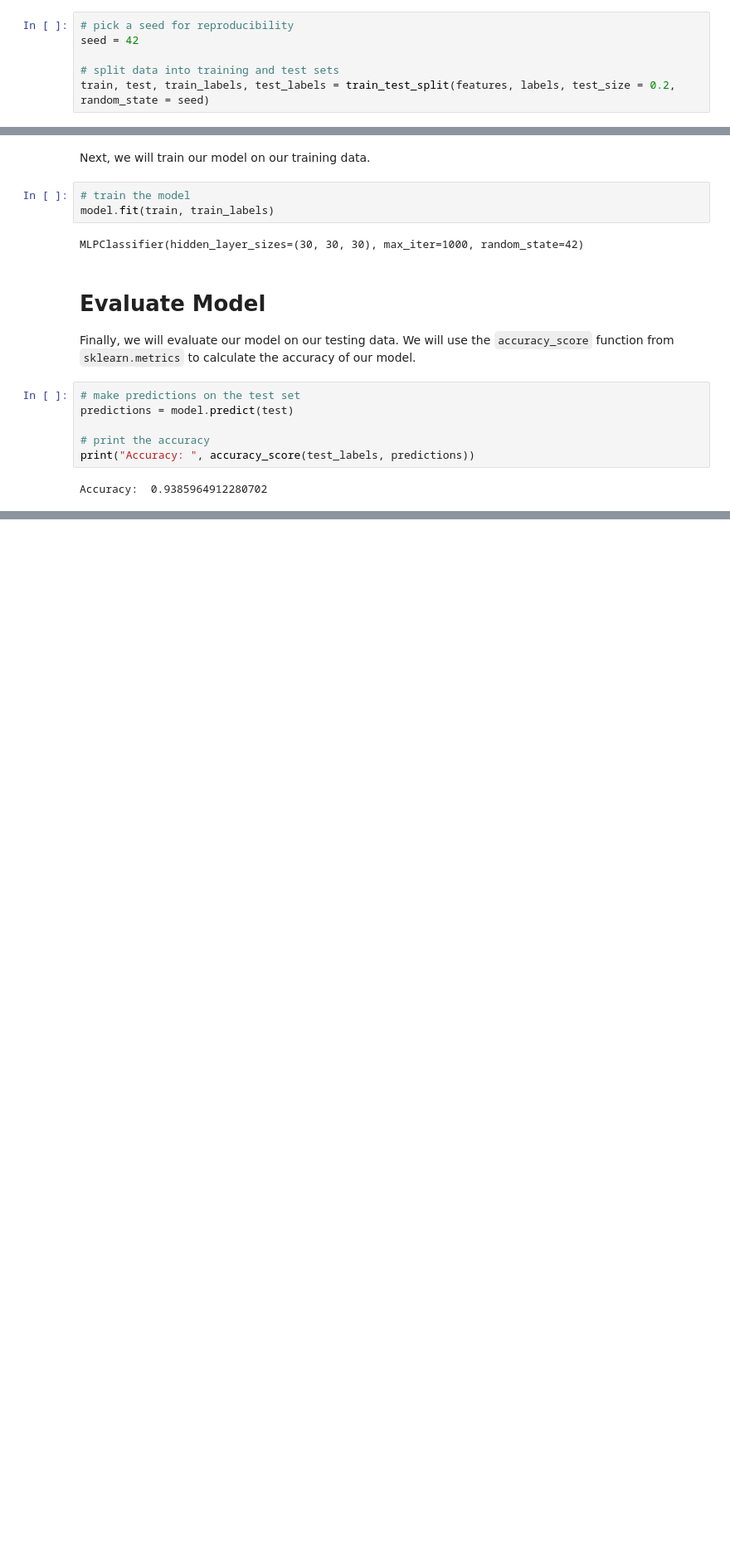
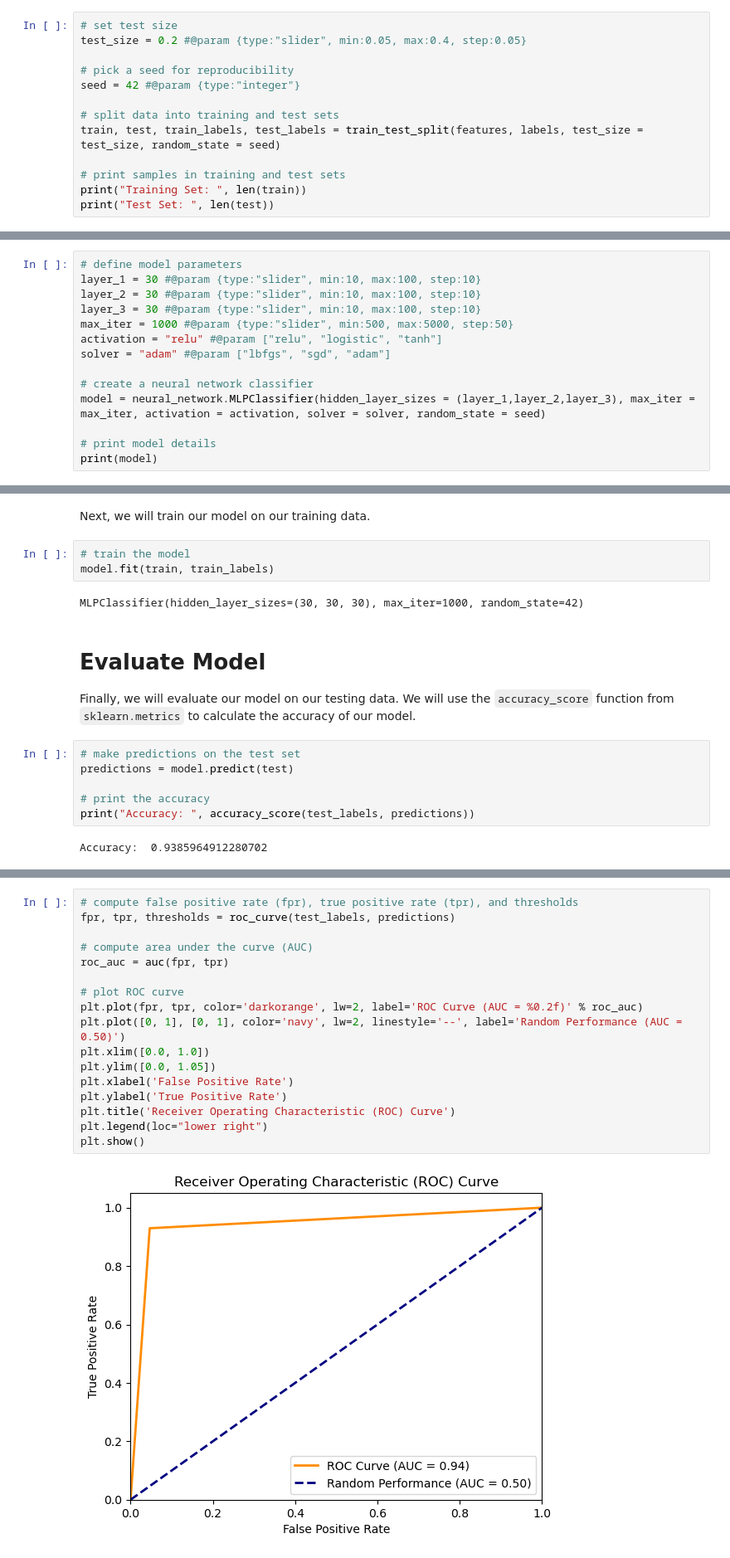
Before and after one commit to ayushnoori/ai-biomedicine-workshop, a Jupyter notebook: breast_cancer_tutorial.ipynb, the cells around one changed output, grey strips where cells are left out. Shown: that part at 83% size. Drawn from its saved outputs; the diff is of its cells as text; blank space fills up the shorter version.

```diff
--- a/breast_cancer_tutorial.ipynb
+++ b/breast_cancer_tutorial.ipynb
@@ -86,8 +90,15 @@ Labels:  [0 0]
 
 Next, we will split our dataset into training and testing sets. We will use 80% of the data for training and 20% for testing.
 # %%
+# set test size
+test_size = 0.2 #@param {type:"slider", min:0.05, max:0.4, step:0.05}
+
 # pick a seed for reproducibility
-seed = 42
+seed = 42 #@param {type:"integer"}
 
 # split data into training and test sets
-train, test, train_labels, test_labels = train_test_split(features, labels, test_size = 0.2, random_state = seed)
+train, test, train_labels, test_labels = train_test_split(features, labels, test_size = test_size, random_state = seed)
+
+# print samples in training and test sets
+print("Training Set: ", len(train))
+print("Test Set: ", len(test))
@@ -105,0 +112,14 @@ MLPClassifier(hidden_layer_sizes=(30, 30, 30), max_iter=1000, random_state=42)
+# %%
+# define model parameters
+layer_1 = 30 #@param {type:"slider", min:10, max:100, step:10}
+layer_2 = 30 #@param {type:"slider", min:10, max:100, step:10}
+layer_3 = 30 #@param {type:"slider", min:10, max:100, step:10}
+max_iter = 1000 #@param {type:"slider", min:500, max:5000, step:50}
+activation = "relu" #@param ["relu", "logistic", "tanh"]
+solver = "adam" #@param ["lbfgs", "sgd", "adam"]
+
+# create a neural network classifier
+model = neural_network.MLPClassifier(hidden_layer_sizes = (layer_1,layer_2,layer_3), max_iter = max_iter, activation = activation, solver = solver, random_state = seed)
+
+# print model details
+print(model)
@@ -124,0 +149,19 @@ Accuracy:  0.9385964912280702
+# %%
+# compute false positive rate (fpr), true positive rate (tpr), and thresholds
+fpr, tpr, thresholds = roc_curve(test_labels, predictions)
+
+# compute area under the curve (AUC)
+roc_auc = auc(fpr, tpr)
+
+# plot ROC curve
+plt.plot(fpr, tpr, color='darkorange', lw=2, label='ROC Curve (AUC = %0.2f)' % roc_auc)
+plt.plot([0, 1], [0, 1], color='navy', lw=2, linestyle='--', label='Random Performance (AUC = 0.50)')
+plt.xlim([0.0, 1.0])
+plt.ylim([0.0, 1.05])
+plt.xlabel('False Positive Rate')
+plt.ylabel('True Positive Rate')
+plt.title('Receiver Operating Characteristic (ROC) Curve')
+plt.legend(loc="lower right")
+plt.show()
+# %% [output]
+[figure, added]
```
Also changed, not shown: parts of 6 cells of this notebook, 1 other file.
